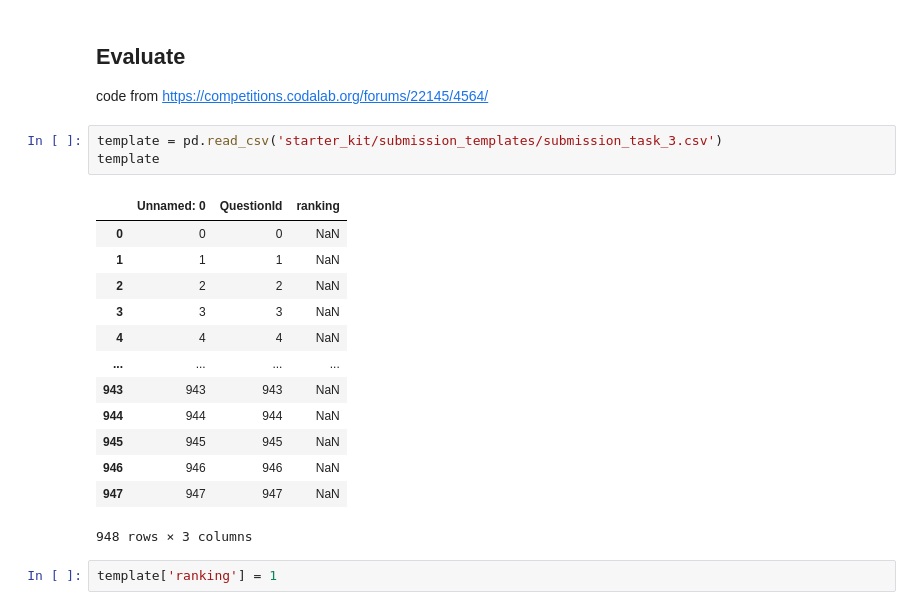
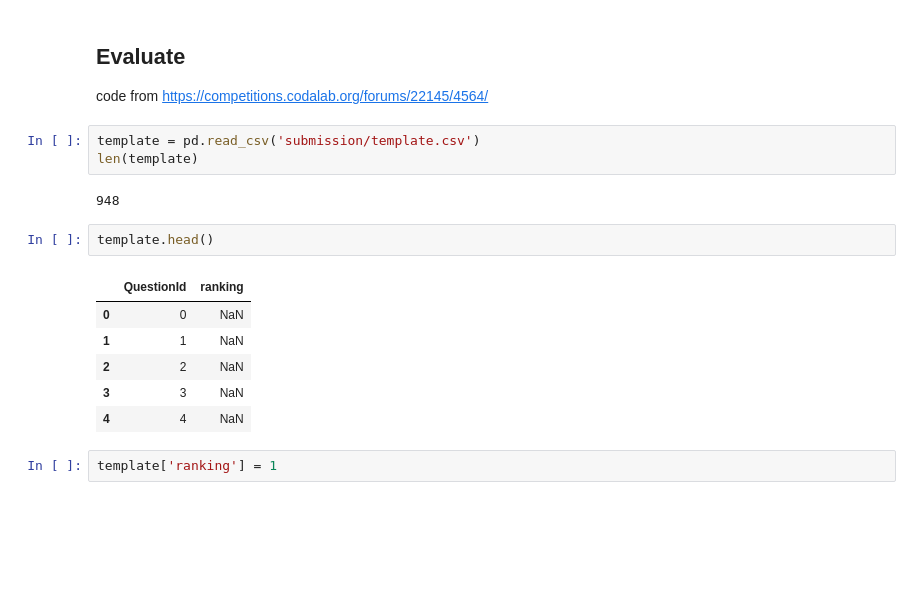
Before and after one commit to ssuai/question_quality_assessment, a Jupyter notebook: task3_eda.ipynb, the cells around one changed output. Saved outputs shown, nothing was run; the diff lists cells and outputs as text; blank space fills up the shorter version.

```diff
--- a/task3_eda.ipynb
+++ b/task3_eda.ipynb
@@ -100,22 +106,19 @@ eval_test['score'].hist()
 ## Evaluate
 code from https://competitions.codalab.org/forums/22145/4564/
 # %%
-template = pd.read_csv('starter_kit/submission_templates/submission_task_3.csv')
-template
+template = pd.read_csv('submission/template.csv')
+len(template)
 # %% [output]
-|  | Unnamed: 0 | QuestionId | ranking |
-| 0 | 0 | 0 | NaN |
-| 1 | 1 | 1 | NaN |
-| 2 | 2 | 2 | NaN |
-| 3 | 3 | 3 | NaN |
-| 4 | 4 | 4 | NaN |
-| ... | ... | ... | ... |
-| 943 | 943 | 943 | NaN |
-| 944 | 944 | 944 | NaN |
-| 945 | 945 | 945 | NaN |
-| 946 | 946 | 946 | NaN |
-| 947 | 947 | 947 | NaN |
-948 rows × 3 columns
+948
+# %%
+template.head()
+# %% [output]
+|  | QuestionId | ranking |
+| 0 | 0 | NaN |
+| 1 | 1 | NaN |
+| 2 | 2 | NaN |
+| 3 | 3 | NaN |
+| 4 | 4 | NaN |
 # %%
 template['ranking'] = 1
 # %%
```
Also changed, not shown: parts of 6 cells of this notebook.
